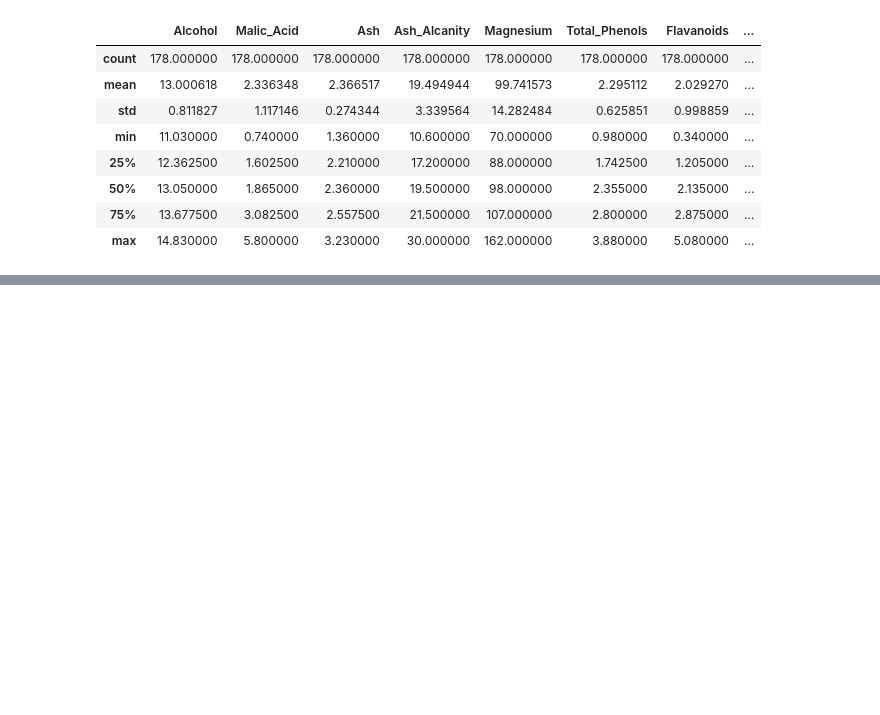
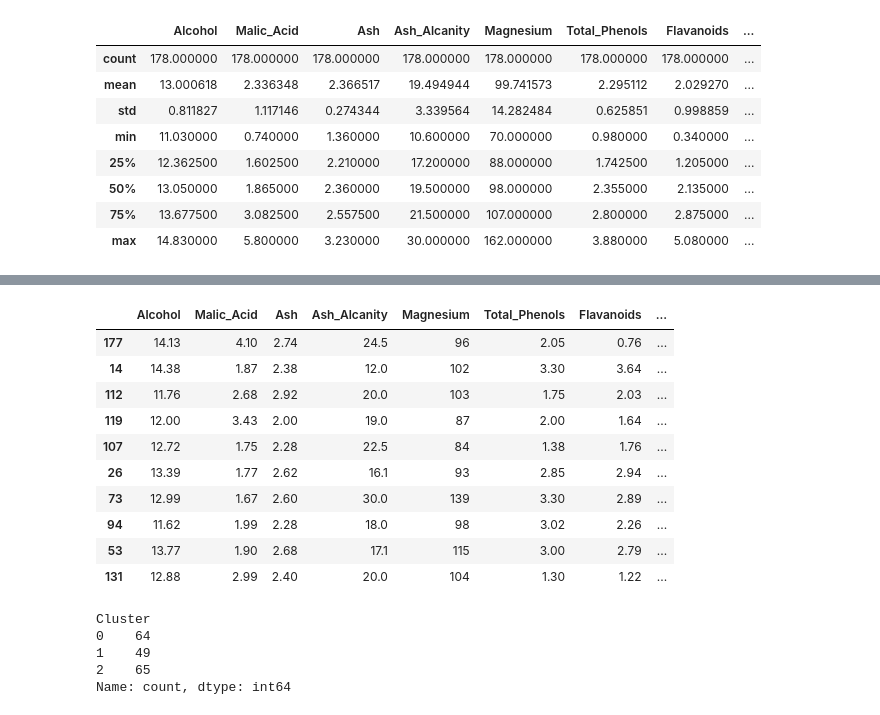
Before and after one commit to eduardo-oliveira-dev/wine-clustering-analysis, a Jupyter notebook: wine_clustering.ipynb, the cells around one changed output, grey strips where cells are left out. Cells and saved outputs as stored; diff of their text form; code cells hidden in the pictures; blank space fills up the shorter version.

```diff
--- a/wine_clustering.ipynb
+++ b/wine_clustering.ipynb
@@ -89,0 +268,30 @@ wine_data.describe()
+# %%
+# Create a copy of the original dataframe to avoid modifying it
+wine_data_clustered = wine_data.copy()
+
+# Add the cluster labels as a new column
+wine_data_clustered['Cluster'] = cluster_labels
+
+# Display 10 random rows to see the new column
+wine_data_clustered.sample(10)
+# %% [output]
+|  | Alcohol | Malic_Acid | Ash | Ash_Alcanity | Magnesium | Total_Phenols | Flavanoids | ... |
+| 177 | 14.13 | 4.10 | 2.74 | 24.5 | 96 | 2.05 | 0.76 | ... |
+| 14 | 14.38 | 1.87 | 2.38 | 12.0 | 102 | 3.30 | 3.64 | ... |
+| 112 | 11.76 | 2.68 | 2.92 | 20.0 | 103 | 1.75 | 2.03 | ... |
+| 119 | 12.00 | 3.43 | 2.00 | 19.0 | 87 | 2.00 | 1.64 | ... |
+| 107 | 12.72 | 1.75 | 2.28 | 22.5 | 84 | 1.38 | 1.76 | ... |
+| 26 | 13.39 | 1.77 | 2.62 | 16.1 | 93 | 2.85 | 2.94 | ... |
+| 73 | 12.99 | 1.67 | 2.60 | 30.0 | 139 | 3.30 | 2.89 | ... |
+| 94 | 11.62 | 1.99 | 2.28 | 18.0 | 98 | 3.02 | 2.26 | ... |
+| 53 | 13.77 | 1.90 | 2.68 | 17.1 | 115 | 3.00 | 2.79 | ... |
+| 131 | 12.88 | 2.99 | 2.40 | 20.0 | 104 | 1.30 | 1.22 | ... |
+# %%
+# Show how many samples are in each cluster
+wine_data_clustered['Cluster'].value_counts().sort_index()
+# %% [output]
+Cluster
+0    64
+1    49
+2    65
+Name: count, dtype: int64
```
Also changed, not shown: parts of 21 cells of this notebook.
